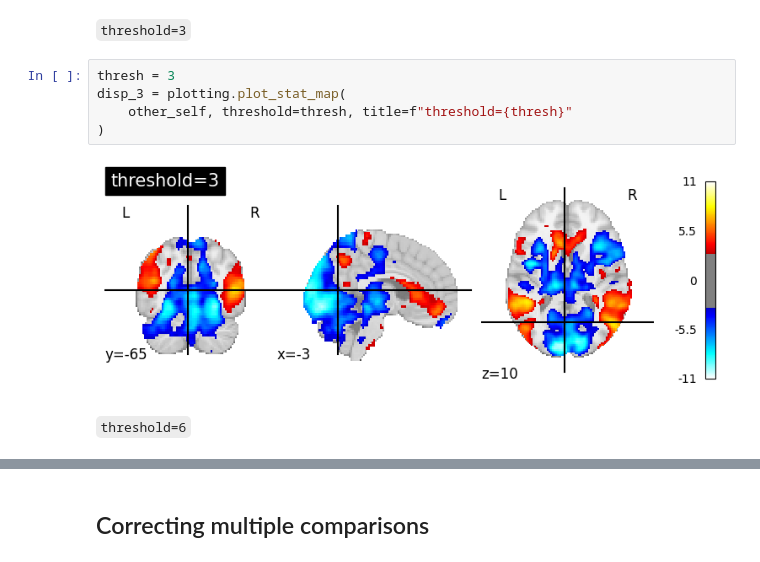
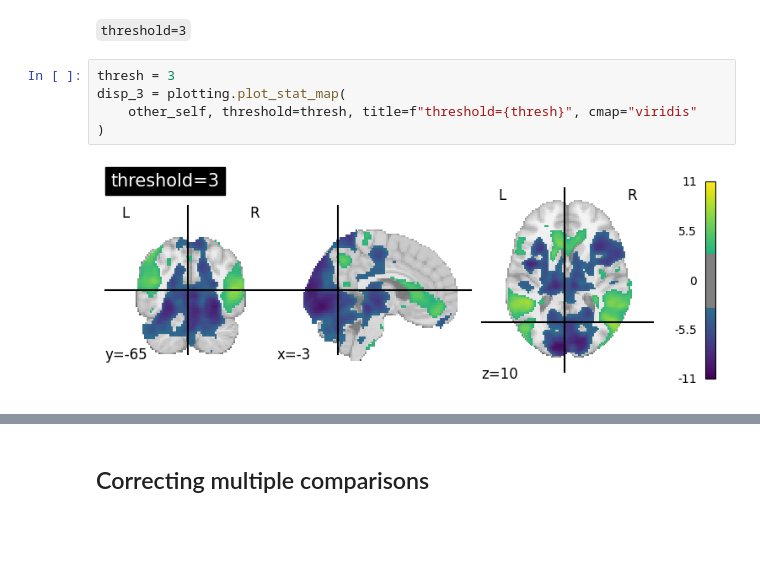
Before and after one commit to dominikpegler/tewa2-neuroimaging, a Jupyter notebook: assignments/Group assignment/Group assignment.ipynb, the cells around one changed output, grey strips where cells are left out. Saved outputs shown, nothing was run; the diff lists cells and outputs as text; blank space fills up the shorter version.

```diff
--- a/assignments/Group assignment/Group assignment.ipynb
+++ b/assignments/Group assignment/Group assignment.ipynb
@@ -160,9 +160,7 @@ other_self = second_level.compute_contrast(
 # %%
 thresh = 3
 disp_3 = plotting.plot_stat_map(
-    other_self, threshold=thresh, title=f"threshold={thresh}"
+    other_self, threshold=thresh, title=f"threshold={thresh}", cmap="viridis"
 )
 # %% [output]
-[figure, old version]
+[figure, new version]
-# %% [markdown]
-`threshold=6`
```
Also changed, not shown: parts of 3 cells of this notebook.
